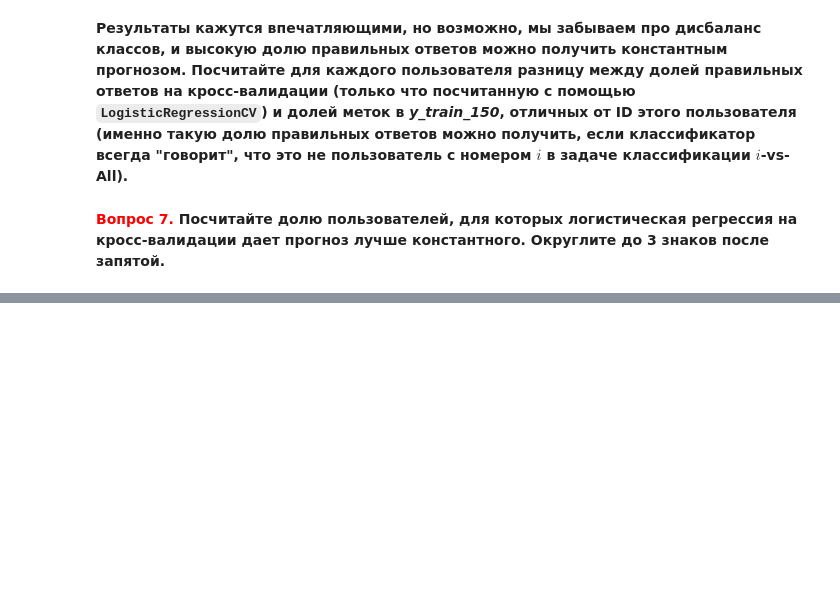
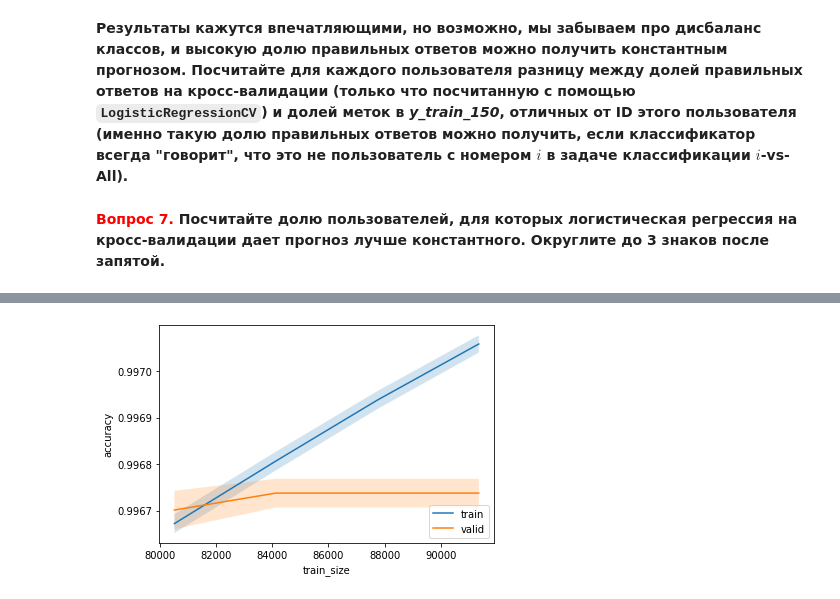
Before and after one commit to Mynzhassar/internet-user-identification, a Jupyter notebook: 4 training models/week4_training.ipynb, the cells around one changed output, grey strips where cells are left out. Cells and saved outputs as stored; diff of their text form; code cells hidden in the pictures; blank space fills up the shorter version.

```diff
--- a/4 training models/week4_training.ipynb
+++ b/4 training models/week4_training.ipynb
@@ -451,0 +468,16 @@ with open('answer4_7.txt', 'w') as fout:
+# %%
+y_binary_128 = [int(id == 128) for id in y_150users]
+# %%
+from sklearn.model_selection import learning_curve
+
+def plot_learning_curve(val_train, val_test, train_sizes,
+                        xlabel='Training Set Size', ylabel='score'):
+    def plot_with_err(x, data, **kwargs):
+        mu, std = data.mean(1), data.std(1)
+        lines = plt.plot(x, mu, '-', **kwargs)
+        plt.fill_between(x, mu - std, mu + std, edgecolor='none',
+                         facecolor=lines[0].get_color(), alpha=0.2)
+    plot_with_err(train_sizes, val_train, label='train')
+    plot_with_err(train_sizes, val_test, label='valid')
+    plt.xlabel(xlabel); plt.ylabel(ylabel)
+    plt.legend(loc='lower right');
@@ -451,0 +486,7 @@ with open('answer4_7.txt', 'w') as fout:
+# %%
+%%time
+
+train_sizes = np.linspace(0.25, 1, 20)
+estimator = svm_grid_searcher2.best_estimator_
+n_train, val_train, val_test = learning_curve(estimator, X_sparse_150users, y_binary_128,
+                                              train_sizes=train_sizes, n_jobs=-1, cv=skf)
@@ -451,0 +495,5 @@ with open('answer4_7.txt', 'w') as fout:
+# %%
+plot_learning_curve(val_train, val_test, n_train,
+                    xlabel='train_size', ylabel='accuracy')
+# %% [output]
+[figure, added]
```
Also changed, not shown: parts of 24 cells of this notebook, 5 other files.
